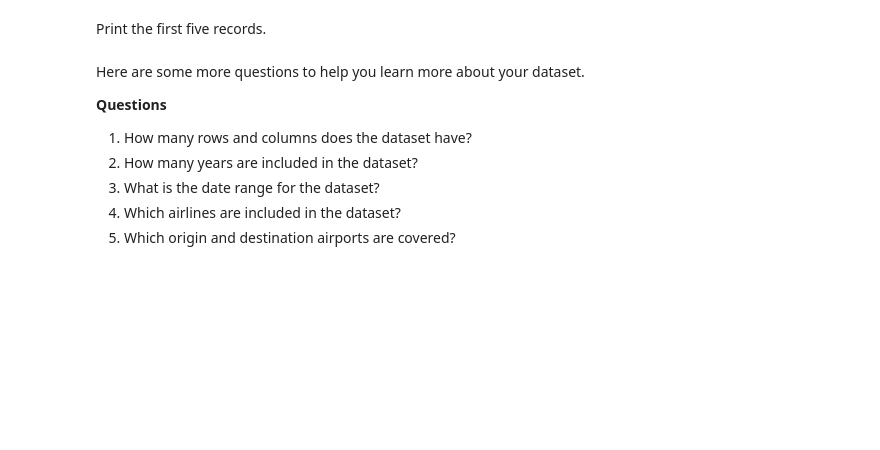
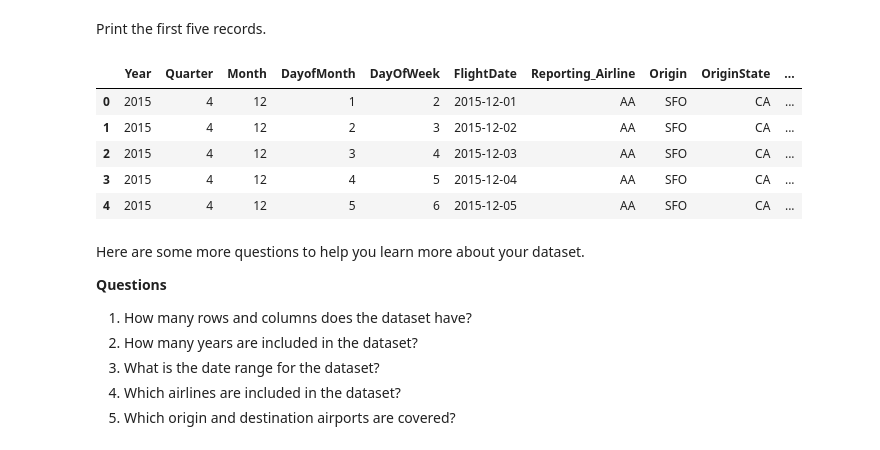
Before and after one commit to DatOmied/jupyter-exploration, a Jupyter notebook: Flight_Delay-Student.ipynb, the cells around one changed output. Drawn from its saved outputs; the diff is of its cells as text; code cells hidden in the pictures; blank space fills up the shorter version.

```diff
--- a/Flight_Delay-Student.ipynb
+++ b/Flight_Delay-Student.ipynb
@@ -355,3 +447,12 @@ Print the first five records.
+# %%
+data.head(5)
+# %% [output]
+|  | Year | Quarter | Month | DayofMonth | DayOfWeek | FlightDate | Reporting_Airline | Origin | OriginState | ... |
+| 0 | 2015 | 4 | 12 | 1 | 2 | 2015-12-01 | AA | SFO | CA | ... |
+| 1 | 2015 | 4 | 12 | 2 | 3 | 2015-12-02 | AA | SFO | CA | ... |
+| 2 | 2015 | 4 | 12 | 3 | 4 | 2015-12-03 | AA | SFO | CA | ... |
+| 3 | 2015 | 4 | 12 | 4 | 5 | 2015-12-04 | AA | SFO | CA | ... |
+| 4 | 2015 | 4 | 12 | 5 | 6 | 2015-12-05 | AA | SFO | CA | ... |
 # %% [markdown]
 Here are some more questions to help you learn more about your dataset.
 
```
Also changed, not shown: parts of 25 cells of this notebook.
